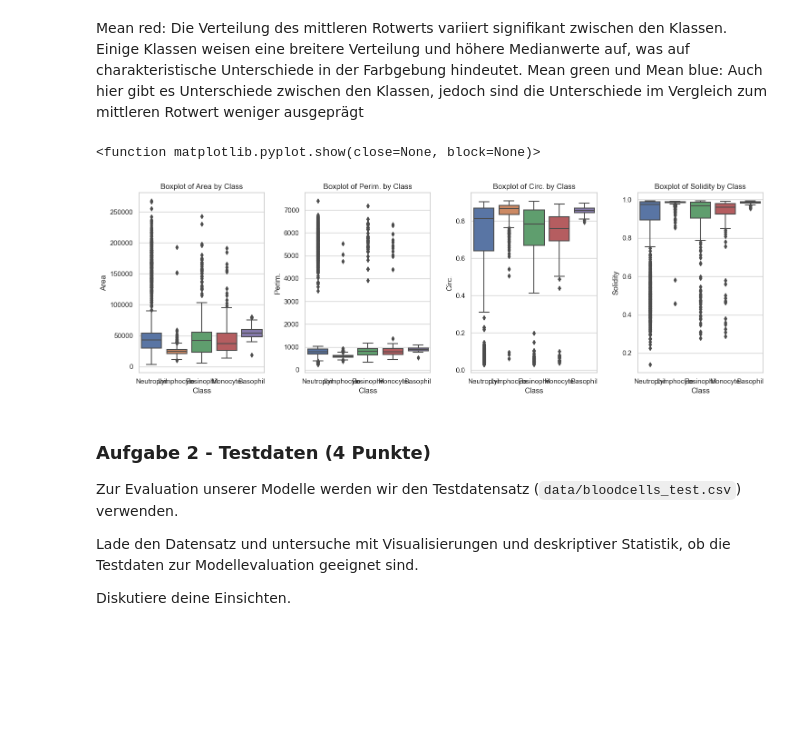
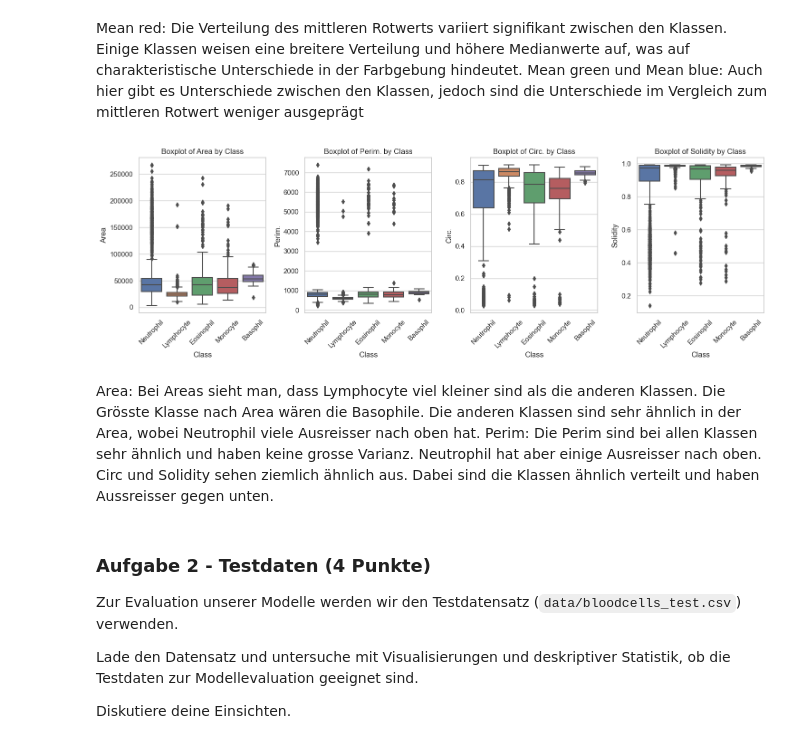
Before and after one commit to Luuzemp14/mc2_gml, a Jupyter notebook: gml_minichallenge_2-checkpoint.ipynb, the cells around one changed output. Drawn from its saved outputs; the diff is of its cells as text; code cells hidden in the pictures; blank space fills up the shorter version.

```diff
--- a/gml_minichallenge_2-checkpoint.ipynb
+++ b/gml_minichallenge_2-checkpoint.ipynb
@@ -310,20 +332,24 @@ Mean green und Mean blue: Auch hier gibt es Unterschiede zwischen den Klassen, j
 # %%
 # Erstellung von Boxplots für die Farbintensitätsmerkmale nach Zellklassen
 features = ['Area', 'Perim.', 'Circ.', 'Solidity']
 
 plt.figure(figsize=(15, 5))
 for i, feature in enumerate(features, 1):
     plt.subplot(1, 4, i)
     sns.boxplot(x='Class', y=feature, data=train_data)
     plt.title(f'Boxplot of {feature} by Class')
     plt.xlabel('Class')
     plt.ylabel(feature)
+    plt.xticks(rotation=45)
 
 plt.tight_layout()
-plt.show
+plt.show()
 # %% [output]
-<function matplotlib.pyplot.show(close=None, block=None)>
-[figure, old version]
+[figure, new version]
+# %% [markdown]
+Area: Bei Areas sieht man, dass Lymphocyte viel kleiner sind als die anderen Klassen. Die Grösste Klasse nach Area wären die Basophile. Die anderen Klassen sind sehr ähnlich in der Area, wobei Neutrophil viele Ausreisser nach oben hat.
+Perim: Die Perim sind bei allen Klassen sehr ähnlich und haben keine grosse Varianz. Neutrophil hat aber einige Ausreisser nach oben.
+Circ und Solidity sehen ziemlich ähnlich aus. Dabei sind die Klassen ähnlich verteilt und haben Aussreisser gegen unten.
 # %% [markdown]
 ### Aufgabe 2 - Testdaten (4 Punkte)
 
```
Also changed, not shown: parts of 53 cells of this notebook.
